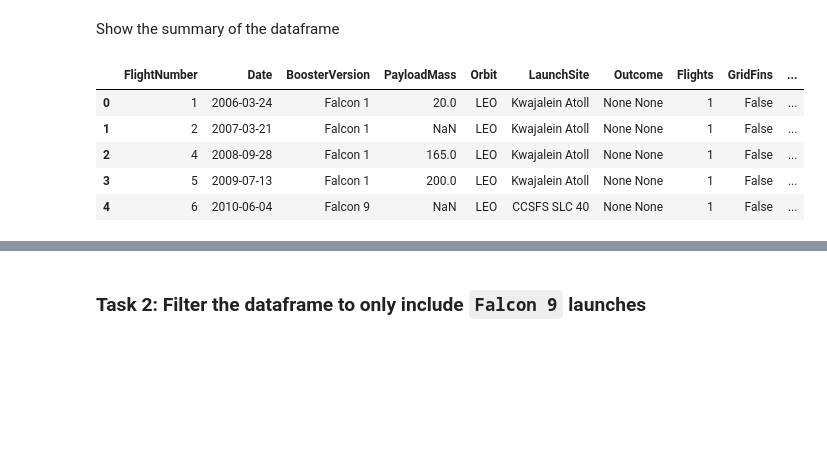
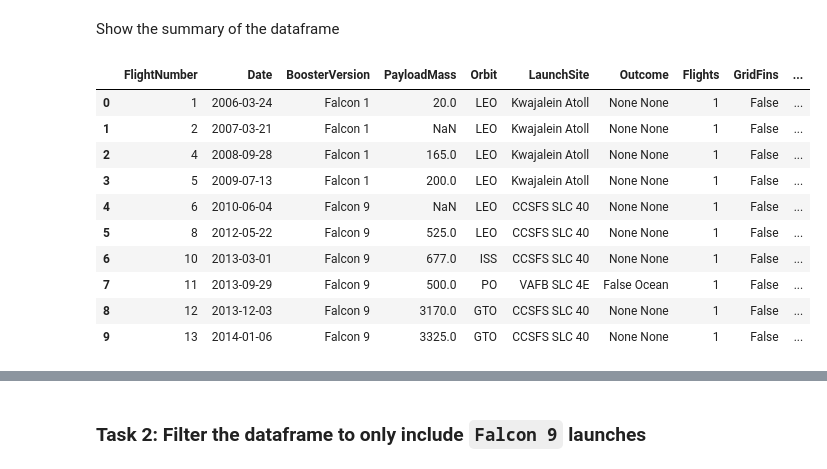
Before and after one commit to vitoraugusto1993/Coursera-courses, a Jupyter notebook: Applied Data Science Capstone/1-data-collection-api-lab.ipynb, the cells around one changed output, grey strips where cells are left out. Cells and saved outputs as stored; diff of their text form; code cells hidden in the pictures; blank space fills up the shorter version.

```diff
--- a/Applied Data Science Capstone/1-data-collection-api-lab.ipynb
+++ b/Applied Data Science Capstone/1-data-collection-api-lab.ipynb
@@ -249,11 +249,16 @@ df = pd.DataFrame(launch_dict)
 Show the summary of the dataframe
 # %%
 # Show the head of the dataframe
-df.head()
+df.head(10)
 # %% [output]
 |  | FlightNumber | Date | BoosterVersion | PayloadMass | Orbit | LaunchSite | Outcome | Flights | GridFins | ... |
 | 0 | 1 | 2006-03-24 | Falcon 1 | 20.0 | LEO | Kwajalein Atoll | None None | 1 | False | ... |
 | 1 | 2 | 2007-03-21 | Falcon 1 | NaN | LEO | Kwajalein Atoll | None None | 1 | False | ... |
 | 2 | 4 | 2008-09-28 | Falcon 1 | 165.0 | LEO | Kwajalein Atoll | None None | 1 | False | ... |
 | 3 | 5 | 2009-07-13 | Falcon 1 | 200.0 | LEO | Kwajalein Atoll | None None | 1 | False | ... |
 | 4 | 6 | 2010-06-04 | Falcon 9 | NaN | LEO | CCSFS SLC 40 | None None | 1 | False | ... |
+| 5 | 8 | 2012-05-22 | Falcon 9 | 525.0 | LEO | CCSFS SLC 40 | None None | 1 | False | ... |
+| 6 | 10 | 2013-03-01 | Falcon 9 | 677.0 | ISS | CCSFS SLC 40 | None None | 1 | False | ... |
+| 7 | 11 | 2013-09-29 | Falcon 9 | 500.0 | PO | VAFB SLC 4E | False Ocean | 1 | False | ... |
+| 8 | 12 | 2013-12-03 | Falcon 9 | 3170.0 | GTO | CCSFS SLC 40 | None None | 1 | False | ... |
+| 9 | 13 | 2014-01-06 | Falcon 9 | 3325.0 | GTO | CCSFS SLC 40 | None None | 1 | False | ... |
```
Also changed, not shown: parts of 3 cells of this notebook.
